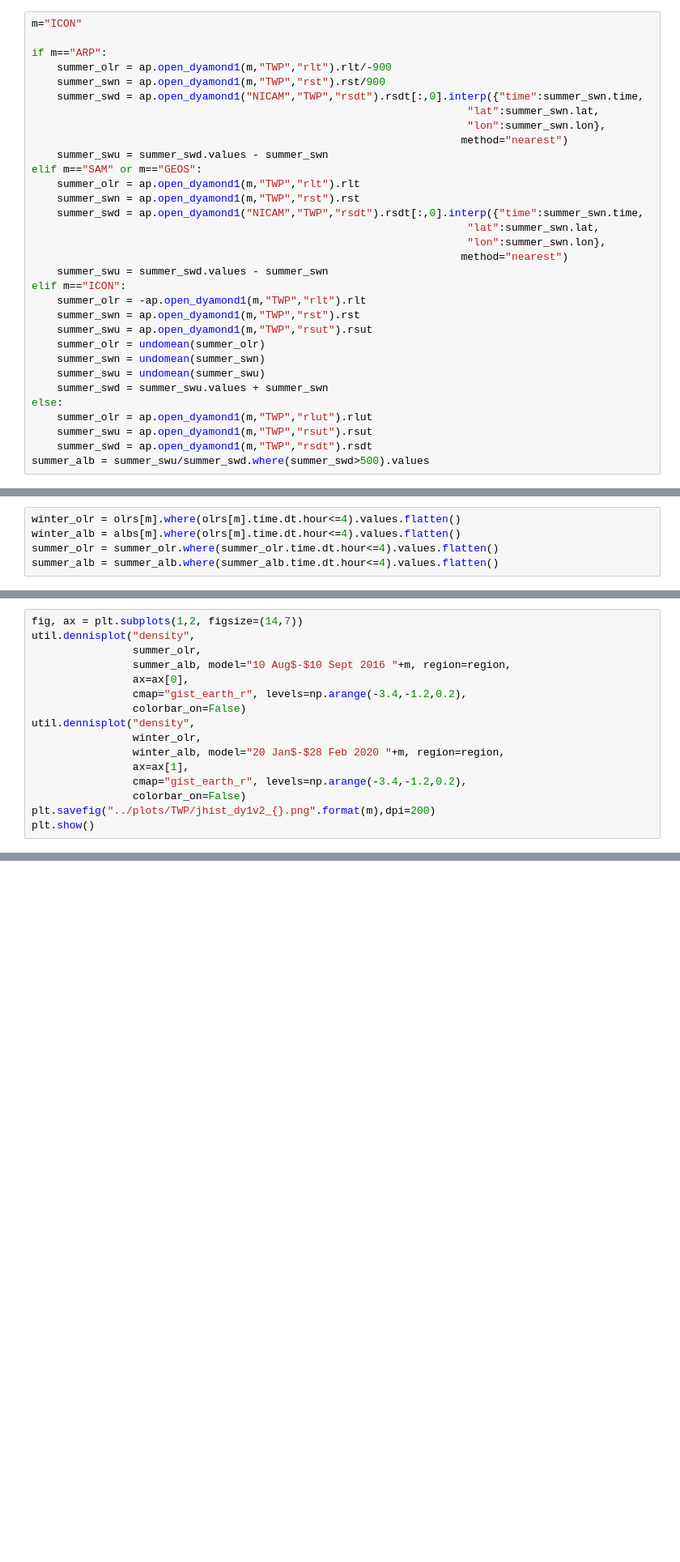
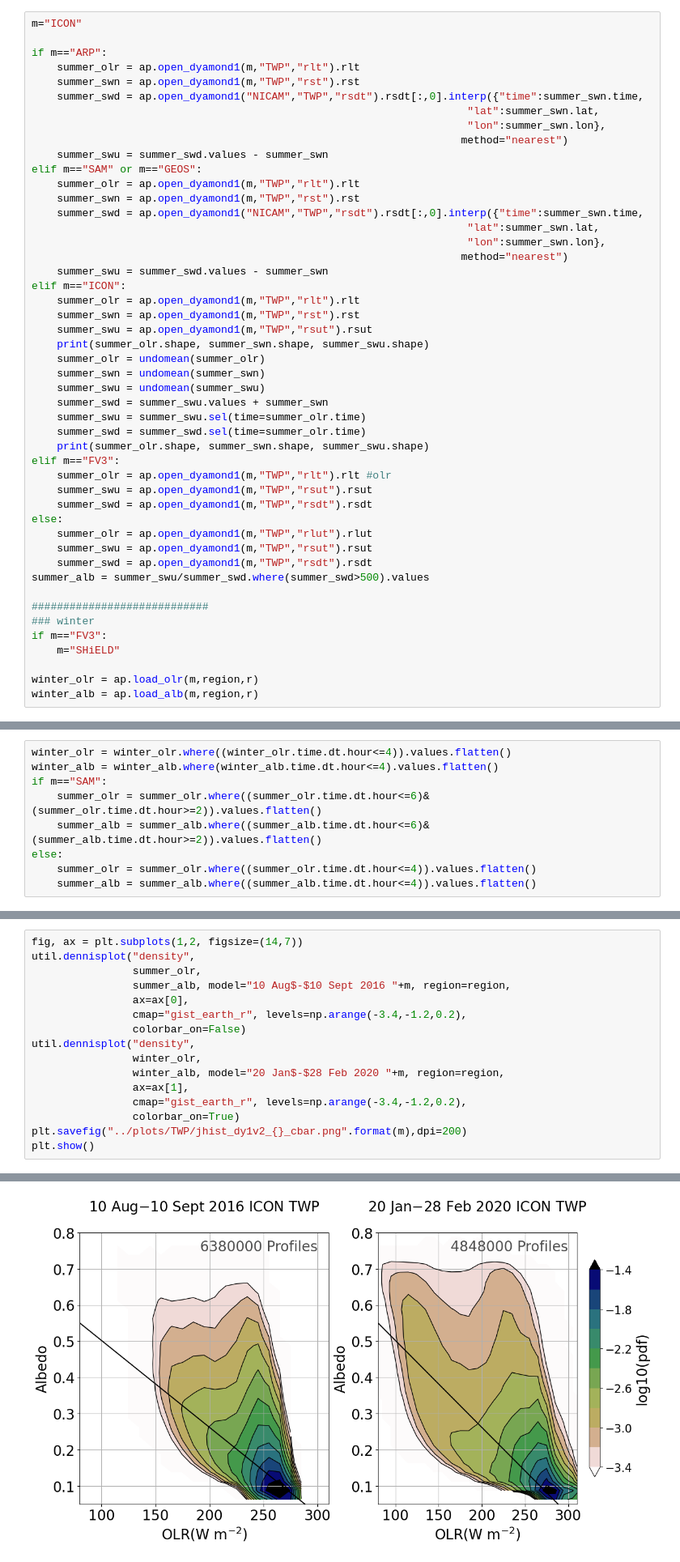
Before and after one commit to smturbev/dyamond2, a Jupyter notebook: python_scripts/joint_hist.ipynb, the cells around one changed output, grey strips where cells are left out. Shown at 81% size. Drawn from its saved outputs; the diff is of its cells as text; blank space fills up the shorter version.

Commit message:
overdue update - summer 23

```diff
--- a/python_scripts/joint_hist.ipynb
+++ b/python_scripts/joint_hist.ipynb
@@ -549,8 +409,8 @@ def undomean(meanarray):
 m="ICON"
 
 if m=="ARP":
-    summer_olr = ap.open_dyamond1(m,"TWP","rlt").rlt/-900
-    summer_swn = ap.open_dyamond1(m,"TWP","rst").rst/900
+    summer_olr = ap.open_dyamond1(m,"TWP","rlt").rlt
+    summer_swn = ap.open_dyamond1(m,"TWP","rst").rst
     summer_swd = ap.open_dyamond1("NICAM","TWP","rsdt").rsdt[:,0].interp({"time":summer_swn.time,
                                                                      "lat":summer_swn.lat,
                                                                      "lon":summer_swn.lon},
@@ -565,15 +425,31 @@ elif m=="SAM" or m=="GEOS":
                                                                     method="nearest")
     summer_swu = summer_swd.values - summer_swn
 elif m=="ICON":
-    summer_olr = -ap.open_dyamond1(m,"TWP","rlt").rlt
+    summer_olr = ap.open_dyamond1(m,"TWP","rlt").rlt
     summer_swn = ap.open_dyamond1(m,"TWP","rst").rst
     summer_swu = ap.open_dyamond1(m,"TWP","rsut").rsut
+    print(summer_olr.shape, summer_swn.shape, summer_swu.shape)
     summer_olr = undomean(summer_olr)
     summer_swn = undomean(summer_swn)
     summer_swu = undomean(summer_swu)
     summer_swd = summer_swu.values + summer_swn
+    summer_swu = summer_swu.sel(time=summer_olr.time)
+    summer_swd = summer_swd.sel(time=summer_olr.time)
+    print(summer_olr.shape, summer_swn.shape, summer_swu.shape)
+elif m=="FV3":
+    summer_olr = ap.open_dyamond1(m,"TWP","rlt").rlt #olr
+    summer_swu = ap.open_dyamond1(m,"TWP","rsut").rsut
+    summer_swd = ap.open_dyamond1(m,"TWP","rsdt").rsdt
 else:
     summer_olr = ap.open_dyamond1(m,"TWP","rlut").rlut
     summer_swu = ap.open_dyamond1(m,"TWP","rsut").rsut
     summer_swd = ap.open_dyamond1(m,"TWP","rsdt").rsdt
 summer_alb = summer_swu/summer_swd.where(summer_swd>500).values
+
+############################
+### winter
+if m=="FV3":
+    m="SHiELD"
+
+winter_olr = ap.load_olr(m,region,r)
+winter_alb = ap.load_alb(m,region,r)
@@ -593,5 +481,9 @@ plt.show()
 # %%
-winter_olr = olrs[m].where(olrs[m].time.dt.hour<=4).values.flatten()
-winter_alb = albs[m].where(olrs[m].time.dt.hour<=4).values.flatten()
-summer_olr = summer_olr.where(summer_olr.time.dt.hour<=4).values.flatten()
-summer_alb = summer_alb.where(summer_alb.time.dt.hour<=4).values.flatten()
+winter_olr = winter_olr.where((winter_olr.time.dt.hour<=4)).values.flatten()
+winter_alb = winter_alb.where(winter_alb.time.dt.hour<=4).values.flatten()
+if m=="SAM":
+    summer_olr = summer_olr.where((summer_olr.time.dt.hour<=6)&(summer_olr.time.dt.hour>=2)).values.flatten()
+    summer_alb = summer_alb.where((summer_alb.time.dt.hour<=6)&(summer_alb.time.dt.hour>=2)).values.flatten()
+else:
+    summer_olr = summer_olr.where((summer_olr.time.dt.hour<=4)).values.flatten()
+    summer_alb = summer_alb.where((summer_alb.time.dt.hour<=4)).values.flatten()
@@ -612,6 +511,7 @@ util.dennisplot("density",
                 winter_alb, model="20 Jan$-$28 Feb 2020 "+m, region=region,
                 ax=ax[1],
                 cmap="gist_earth_r", levels=np.arange(-3.4,-1.2,0.2),
-                colorbar_on=False)
-plt.savefig("../plots/TWP/jhist_dy1v2_{}.png".format(m),dpi=200)
+                colorbar_on=True)
+plt.savefig("../plots/TWP/jhist_dy1v2_{}_cbar.png".format(m),dpi=200)
 plt.show()
+# %% [output]
@@ -618,3 +520,4 @@ plt.show()
+[figure, added]
 # %% [markdown]
 ## Difference plot (summer - winter)
 # %%
```
Also changed, not shown: parts of 41 cells of this notebook, 52 other files.
